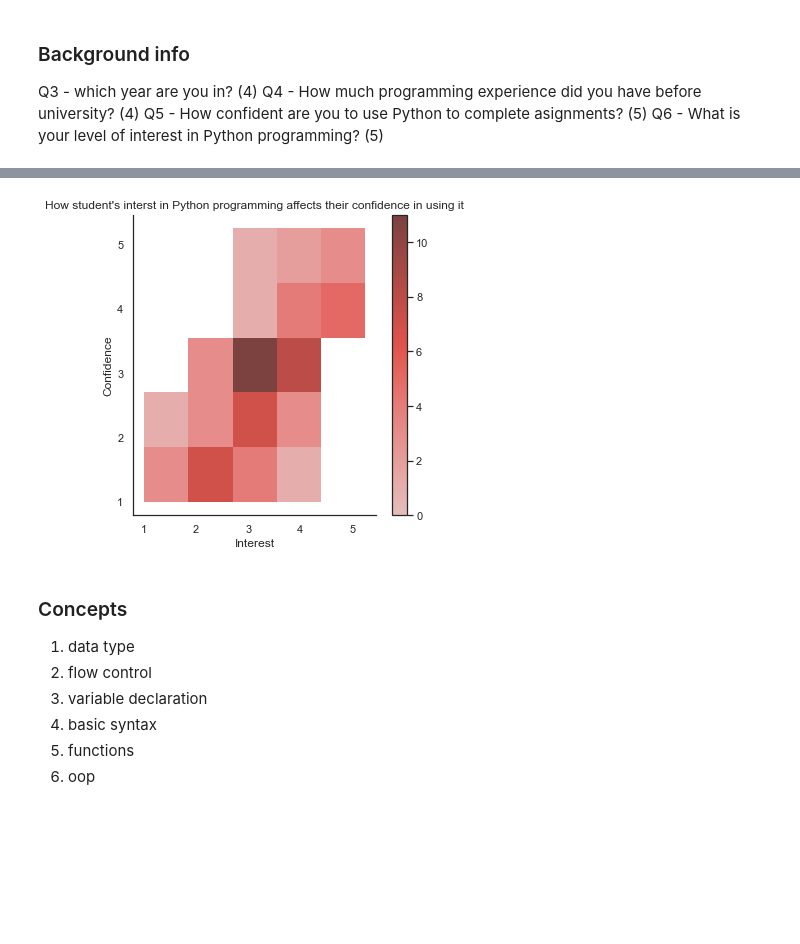
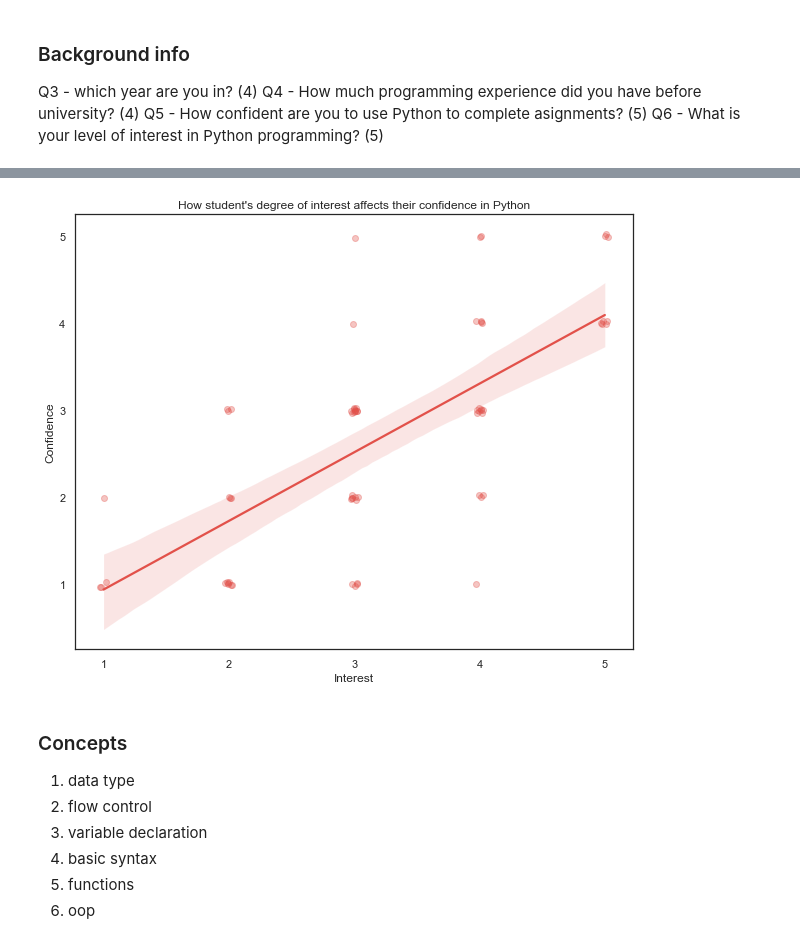
Before and after one commit to natskiu/Python-Educational-Project, a Jupyter notebook: learningActivitiesAnalysis.ipynb, the cells around one changed output, grey strips where cells are left out. Drawn from its saved outputs; the diff is of its cells as text; code cells hidden in the pictures; blank space fills up the shorter version.

Commit message:
generated graphs for general survey analysis

```diff
--- a/learningActivitiesAnalysis.ipynb
+++ b/learningActivitiesAnalysis.ipynb
@@ -150,15 +150,21 @@ plt.show()
 # %%
-sns.set_theme(style="white",
-              palette="Spectral",
-              rc={'figure.figsize':(10,8)})
-# Student interest and confidence analysis
-#kind = 'kde' - contour
-g_interest = sns.displot(x='Q6', y='Q5', data=background_info_df, binwidth=(0.85, 0.85),cbar=True)
-g_interest.set(xlabel="Interest", ylabel="Confidence")
-plt.title("How student's interst in Python programming affects their confidence in using it")
+sns.set_theme()
+g_interest = sns.regplot(data=background_info_df
+                ,x='Q6'
+                ,y='Q5'
+                ,x_jitter = 0.03
+                , y_jitter = 0.03
+                ,fit_reg = True
+                ,scatter_kws = {'alpha' : 1/3}
+                )
+g_interest.set(xlabel="Interest"
+               ,ylabel="Confidence"
+               ,yticks=[1,2,3,4,5]
+               ,xticks=[1,2,3,4,5]
+               ,title="How student's degree of interest affects their confidence in Python")
 plt.show()
 # %% [output]
-[figure, old version]
+[figure, new version]
 # %% [markdown]
 ### Concepts
 
```
Also changed, not shown: parts of 1 cell of this notebook, 1 other file.
